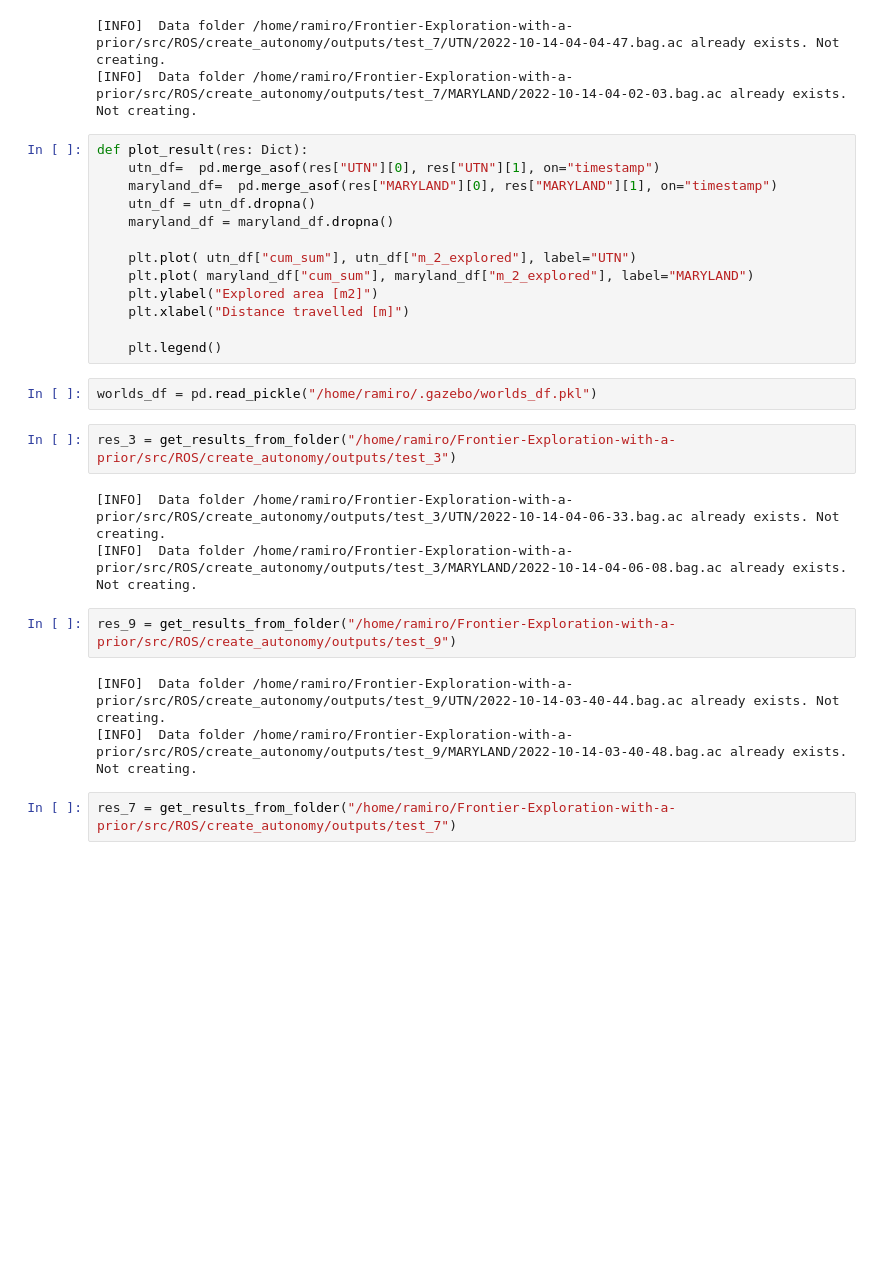
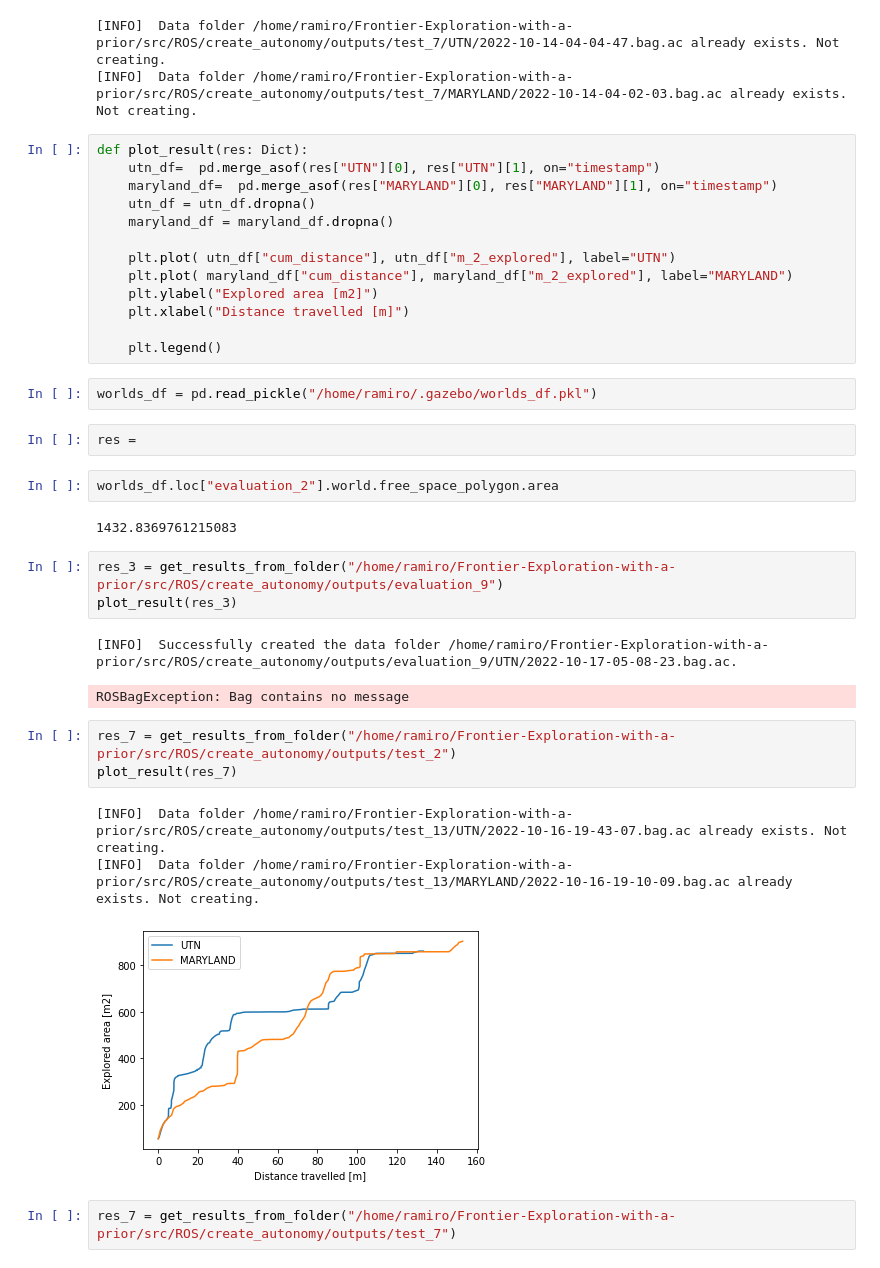
Before and after one commit to ekumenlabs/Frontier-Exploration-with-a-prior, a Jupyter notebook: Notebooks/KPI.ipynb, the cells around one changed output. Drawn from its saved outputs; the diff is of its cells as text; blank space fills up the shorter version.

```diff
--- a/Notebooks/KPI.ipynb
+++ b/Notebooks/KPI.ipynb
@@ -75,24 +61,33 @@ def plot_result(res: Dict):
     utn_df = utn_df.dropna()
     maryland_df = maryland_df.dropna()
 
-    plt.plot( utn_df["cum_sum"], utn_df["m_2_explored"], label="UTN")
-    plt.plot( maryland_df["cum_sum"], maryland_df["m_2_explored"], label="MARYLAND")
+    plt.plot( utn_df["cum_distance"], utn_df["m_2_explored"], label="UTN")
+    plt.plot( maryland_df["cum_distance"], maryland_df["m_2_explored"], label="MARYLAND")
     plt.ylabel("Explored area [m2]")
     plt.xlabel("Distance travelled [m]")
 
     plt.legend()
 # %%
 worlds_df = pd.read_pickle("/home/ramiro/.gazebo/worlds_df.pkl")
+# %%
+res =
+# %%
+worlds_df.loc["evaluation_2"].world.free_space_polygon.area
+# %% [output]
+1432.8369761215083
 # %%
-res_3 = get_results_from_folder("/home/ramiro/Frontier-Exploration-with-a-prior/src/ROS/create_autonomy/outputs/test_3")
+res_3 = get_results_from_folder("/home/ramiro/Frontier-Exploration-with-a-prior/src/ROS/create_autonomy/outputs/evaluation_9")
+plot_result(res_3)
 # %% [output]
-[INFO]  Data folder /home/ramiro/Frontier-Exploration-with-a-prior/src/ROS/create_autonomy/outputs/test_3/UTN/2022-10-14-04-06-33.bag.ac already exists. Not creating.
-[INFO]  Data folder /home/ramiro/Frontier-Exploration-with-a-prior/src/ROS/create_autonomy/outputs/test_3/MARYLAND/2022-10-14-04-06-08.bag.ac already exists. Not creating.
+[INFO]  Successfully created the data folder /home/ramiro/Frontier-Exploration-with-a-prior/src/ROS/create_autonomy/outputs/evaluation_9/UTN/2022-10-17-05-08-23.bag.ac.
+ROSBagException: Bag contains no message
 # %%
-res_9 = get_results_from_folder("/home/ramiro/Frontier-Exploration-with-a-prior/src/ROS/create_autonomy/outputs/test_9")
+res_7 = get_results_from_folder("/home/ramiro/Frontier-Exploration-with-a-prior/src/ROS/create_autonomy/outputs/test_2")
+plot_result(res_7)
 # %% [output]
-[INFO]  Data folder /home/ramiro/Frontier-Exploration-with-a-prior/src/ROS/create_autonomy/outputs/test_9/UTN/2022-10-14-03-40-44.bag.ac already exists. Not creating.
-[INFO]  Data folder /home/ramiro/Frontier-Exploration-with-a-prior/src/ROS/create_autonomy/outputs/test_9/MARYLAND/2022-10-14-03-40-48.bag.ac already exists. Not creating.
+[INFO]  Data folder /home/ramiro/Frontier-Exploration-with-a-prior/src/ROS/create_autonomy/outputs/test_13/UTN/2022-10-16-19-43-07.bag.ac already exists. Not creating.
+[INFO]  Data folder /home/ramiro/Frontier-Exploration-with-a-prior/src/ROS/create_autonomy/outputs/test_13/MARYLAND/2022-10-16-19-10-09.bag.ac already exists. Not creating.
+[figure, added]
 # %%
 res_7 = get_results_from_folder("/home/ramiro/Frontier-Exploration-with-a-prior/src/ROS/create_autonomy/outputs/test_7")
 # %% [output]
```
Also changed, not shown: parts of 2 cells of this notebook, 12 other files.
